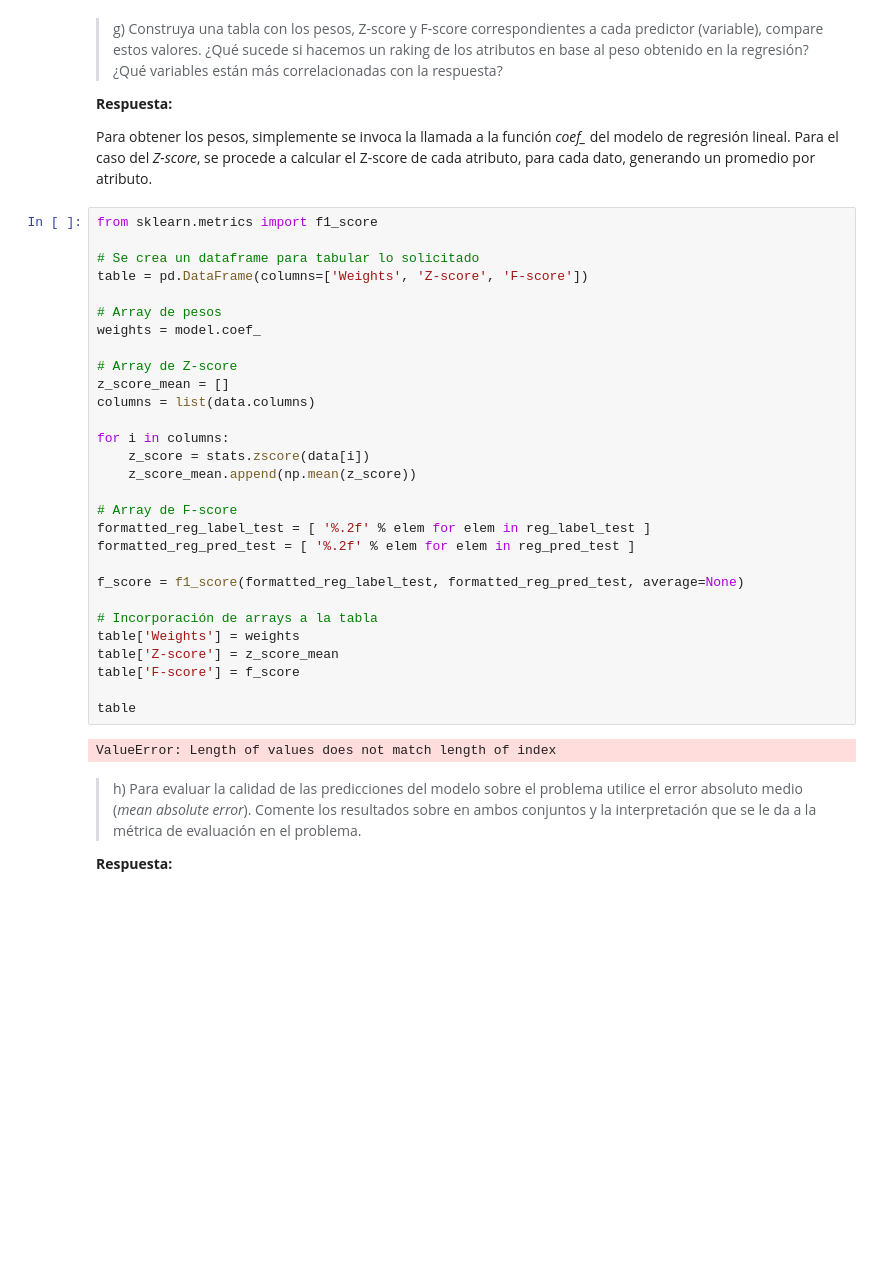
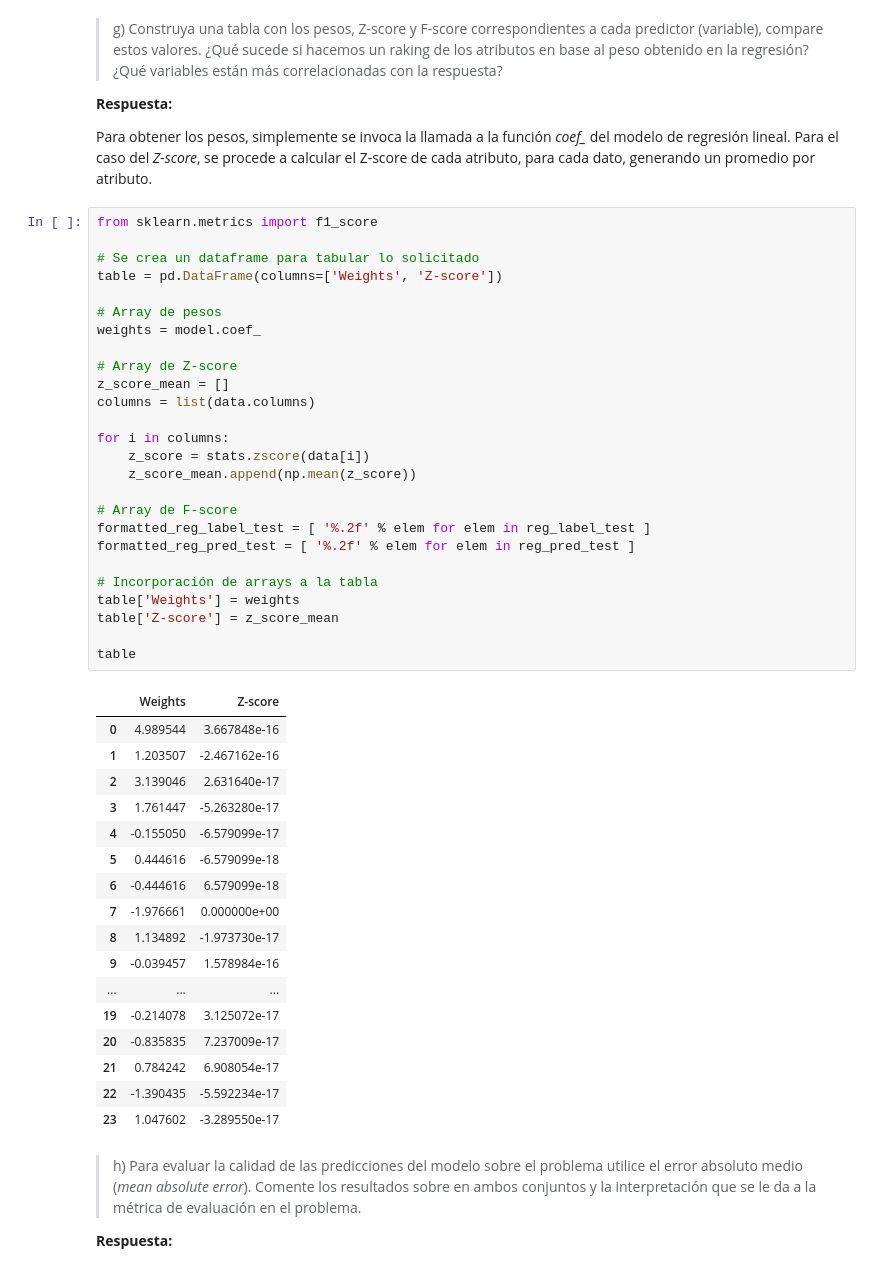
Before and after one commit to Pellizzari/Tarea1-INF393-II-2019, a Jupyter notebook: Solucion.ipynb, the cells around one changed output. Drawn from its saved outputs; the diff is of its cells as text; blank space fills up the shorter version.

Commit message:
Sin F-Score

```diff
--- a/Solucion.ipynb
+++ b/Solucion.ipynb
@@ -284,34 +284,47 @@ Para obtener los pesos, simplemente se invoca la llamada a la función *coef_* d
 # %%
 from sklearn.metrics import f1_score
 
 # Se crea un dataframe para tabular lo solicitado
-table = pd.DataFrame(columns=['Weights', 'Z-score', 'F-score'])
+table = pd.DataFrame(columns=['Weights', 'Z-score'])
 
 # Array de pesos
 weights = model.coef_
 
 # Array de Z-score
 z_score_mean = []
 columns = list(data.columns)
 
 for i in columns:
     z_score = stats.zscore(data[i])
     z_score_mean.append(np.mean(z_score))
 
 # Array de F-score
 formatted_reg_label_test = [ '%.2f' % elem for elem in reg_label_test ]
 formatted_reg_pred_test = [ '%.2f' % elem for elem in reg_pred_test ]
 
-f_score = f1_score(formatted_reg_label_test, formatted_reg_pred_test, average=None)
-
 # Incorporación de arrays a la tabla
 table['Weights'] = weights
 table['Z-score'] = z_score_mean
-table['F-score'] = f_score
 
 table
 # %% [output]
-ValueError: Length of values does not match length of index
+|  | Weights | Z-score |
+| 0 | 4.989544 | 3.667848e-16 |
+| 1 | 1.203507 | -2.467162e-16 |
+| 2 | 3.139046 | 2.631640e-17 |
+| 3 | 1.761447 | -5.263280e-17 |
+| 4 | -0.155050 | -6.579099e-17 |
+| 5 | 0.444616 | -6.579099e-18 |
+| 6 | -0.444616 | 6.579099e-18 |
+| 7 | -1.976661 | 0.000000e+00 |
+| 8 | 1.134892 | -1.973730e-17 |
+| 9 | -0.039457 | 1.578984e-16 |
+| ... | ... | ... |
+| 19 | -0.214078 | 3.125072e-17 |
+| 20 | -0.835835 | 7.237009e-17 |
+| 21 | 0.784242 | 6.908054e-17 |
+| 22 | -1.390435 | -5.592234e-17 |
+| 23 | 1.047602 | -3.289550e-17 |
 # %% [markdown]
 > h) Para evaluar la calidad de las predicciones del modelo sobre el problema utilice el error absoluto medio (*mean absolute error*). Comente los resultados sobre en ambos conjuntos y la interpretación que se le da a la métrica de evaluación en el problema.
 
```
Also changed, not shown: parts of 5 cells of this notebook.
